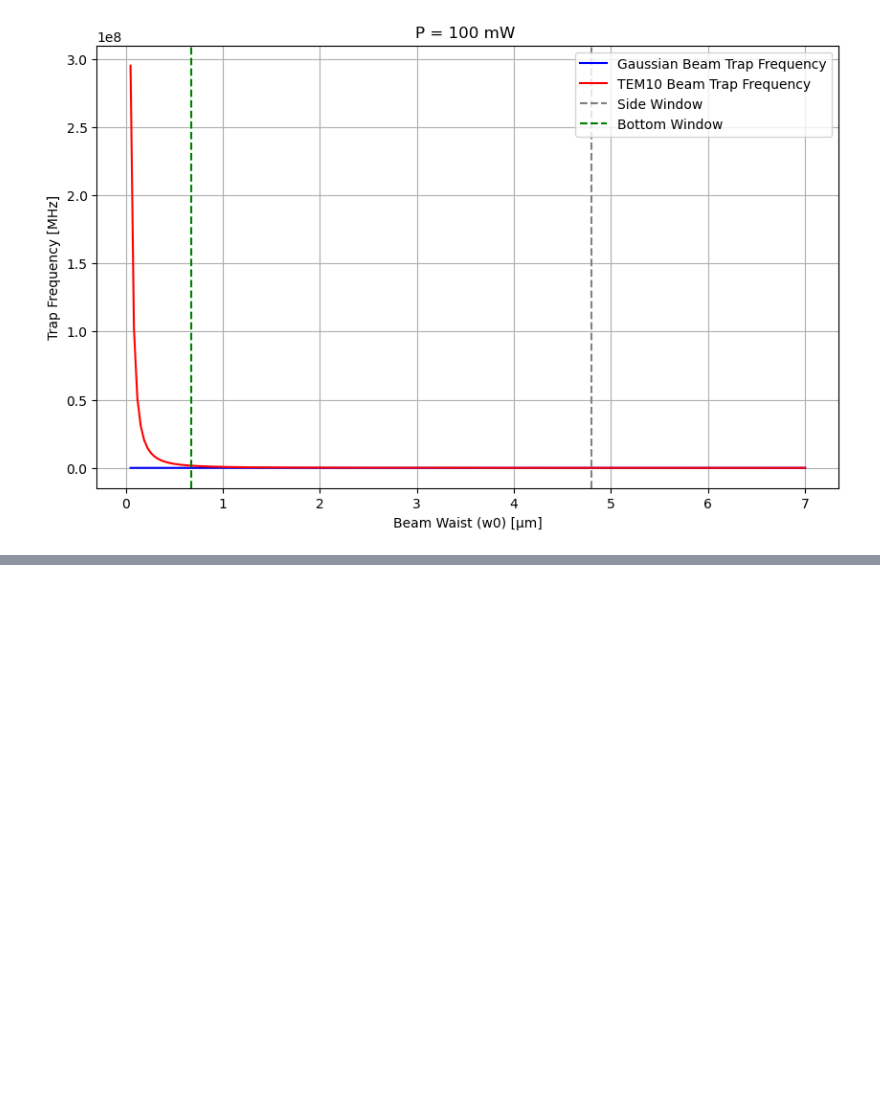
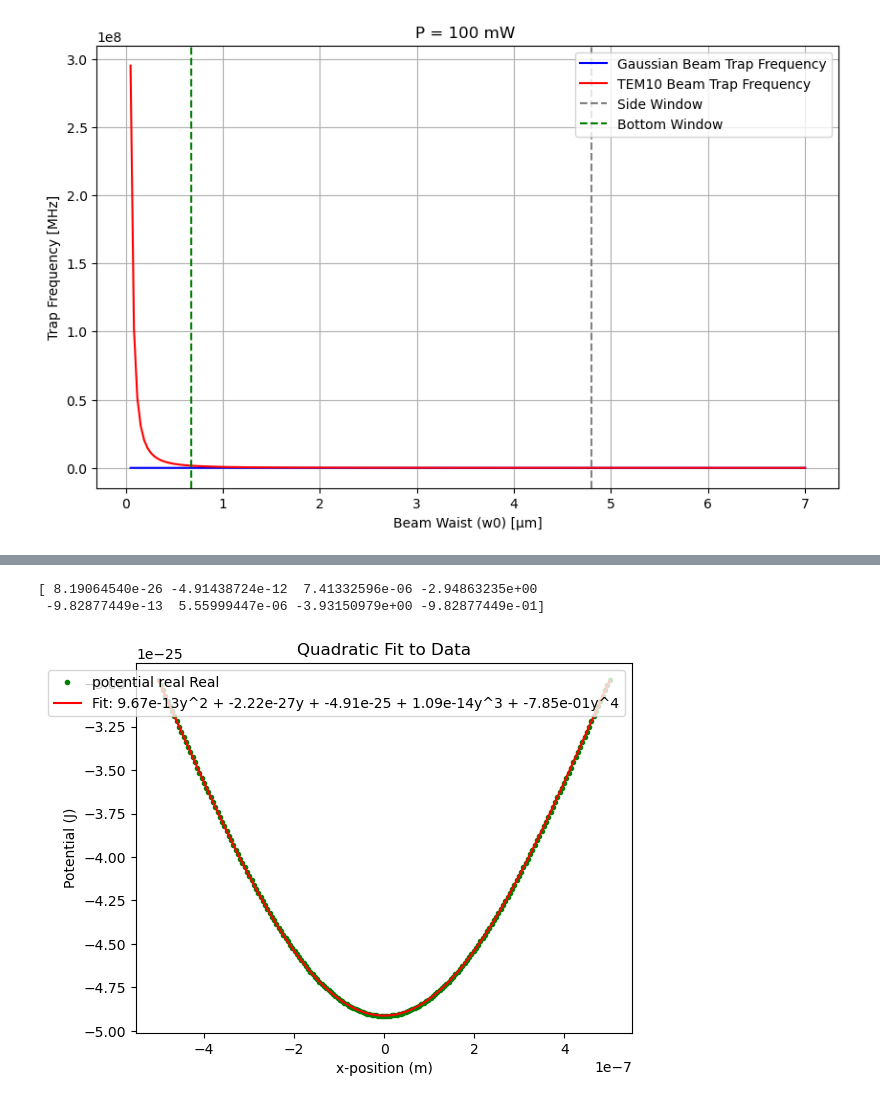
Before and after one commit to SQRLab/BladeRunner, a Jupyter notebook: Tweezers/Structured_Modes.ipynb, the cells around one changed output, grey strips where cells are left out. Drawn from its saved outputs; the diff is of its cells as text; code cells hidden in the pictures; blank space fills up the shorter version.

```diff
--- a/Tweezers/Structured_Modes.ipynb
+++ b/Tweezers/Structured_Modes.ipynb
@@ -31,7 +31,7 @@ lifetimes = linewidths
 w0 = 5e-6
 P0 = 100e-3
 n = 1
-E0 = np.sqrt(2*P0 / (c*eps0*n*w0**2*n*pi))
+E0 = np.sqrt(2*P0 / (c*eps0*n*w0**2*pi))
 x_pos = np.arange(-4*w0,4*w0,0.001e-6)
 y_pos = 0
 z_pos = 0
@@ -583,12 +583,13 @@ plt.show()
 # %%
 w0 = 1e-6
 wz = beam_propogation(w0,0,tweezer_wavelength)
+P0 = 1
 
 sca_gauss = scattering_position_dependent(omega_res, linewidths, omega_tweezer, intensity(0,0,P0,wz))
 scat = scattering(omega_tweezer,linewidths,omega_res,P0,w0)
 sca_tem = scattering_position_dependent(omega_res, linewidths, omega_tweezer, max(TEM10))
-freq_TEM_x = TEM10_tweezer_optical_potential_to_trap_frequency_x(linewidths, omega_res,omega_tweezer, w0, m, E0, n) / (2 * pi)
-freq_TEM_y = TEM10_tweezer_optical_potential_to_trap_frequency_y(linewidths, omega_res,omega_tweezer, w0, m, E0, n) / (2 * pi)
+freq_TEM_x = TEM10_tweezer_optical_potential_to_trap_frequency_x(linewidths, omega_res,omega_tweezer, w0, m, P0) / (2 * pi)
+freq_TEM_y = TEM10_tweezer_optical_potential_to_trap_frequency_y(linewidths, omega_res,omega_tweezer, w0, m, P0) / (2 * pi)
 print(freq_TEM_x, freq_TEM_y)
 print(sca_gauss,scat)
 # %% [output]
@@ -654,0 +801,13 @@ plt.show()
+# %%
+print(total)
+plt.plot(xdata, y_data, 'g.', label='potential real Real')
+plt.plot(xdata,y_fit1,'r-', label=f'Fit: {popt1[0]:.2e}y^2 + {popt1[1]:.2e}y + {popt1[2]:.2e} + {popt1[3]:.2e}y^3 + {popt1[4]:.2e}y^4')
+plt.xlabel("x-position (m)")
+plt.ylabel("Potential (J)")
+plt.title("Quadratic Fit to Data")
+plt.legend()
+plt.show()
+# %% [output]
+[ 8.19064540e-26 -4.91438724e-12  7.41332596e-06 -2.94863235e+00
+ -9.82877449e-13  5.55999447e-06 -3.93150979e+00 -9.82877449e-01]
+[figure, added]
```
Also changed, not shown: parts of 11 cells of this notebook, 7 other files.
